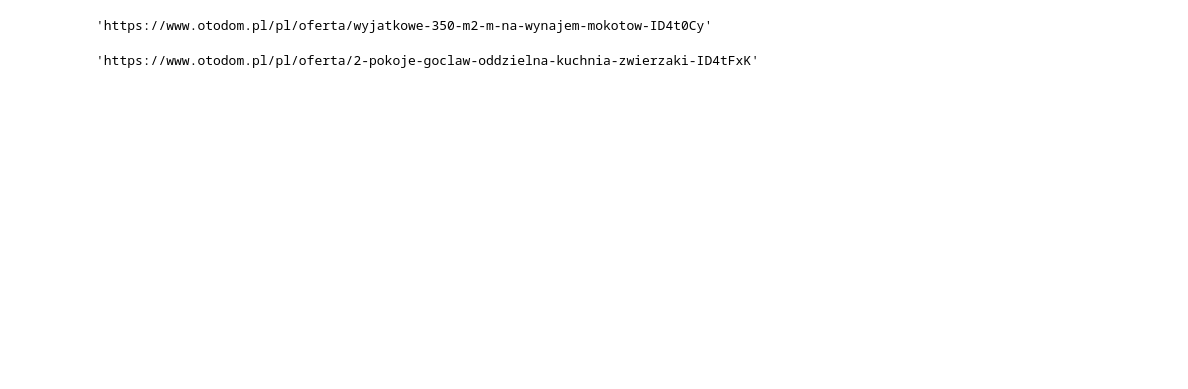
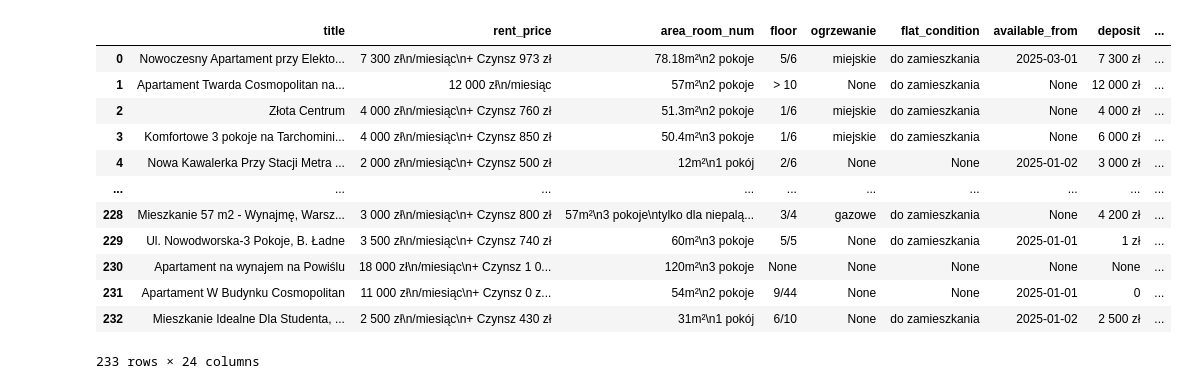
Before and after one commit to KacperSokolowski/MA, a Jupyter notebook: scraper fix 2.ipynb, the cells around one changed output. Saved outputs shown, nothing was run; the diff lists cells and outputs as text; code cells hidden in the pictures; blank space fills up the shorter version.

Commit message:
set up new data collection stage

```diff
--- a/scraper fix 2.ipynb
+++ b/scraper fix 2.ipynb
@@ -4,0 +1,4 @@ driver = initialize_otodom_scraper()
+# %%
+from scraper import *
+pd.set_option('display.max_columns', 50)
+pd.set_option('display.max_rows', 100)
@@ -8,4 +239,0 @@ a = get_announcements_links(driver,url)
-# %%
-a[18]
-# %% [output]
-'https://www.otodom.pl/pl/oferta/wyjatkowe-350-m2-m-na-wynajem-mokotow-ID4t0Cy'
@@ -14,4 +240,26 @@ df = scrape_otodom_announcements(driver, a)
-# %%
-a[17]
-# %% [output]
-'https://www.otodom.pl/pl/oferta/2-pokoje-goclaw-oddzielna-kuchnia-zwierzaki-ID4tFxK'
+# %%
+df = pd.read_csv('data_raw/available_ads_2025_01_02.csv')
+path = f'data_processed/main.csv'
+main = pd.read_csv(path)
+# %%
+driver = initialize_otodom_scraper(2)
+links = list(set(df.link)-set(main.link))
+
+scrape_otodom_announcements(
+    driver = driver,
+    announcements_links = links,
+    sleep_length = 2)
+# %% [output]
+|  | title | rent_price | area_room_num | floor | ogrzewanie | flat_condition | available_from | deposit | ... |
+| 0 | Nowoczesny Apartament przy Elekto... | 7 300 zł\n/miesiąc\n+ Czynsz 973 zł | 78.18m²\n2 pokoje | 5/6 | miejskie | do zamieszkania | 2025-03-01 | 7 300 zł | ... |
+| 1 | Apartament Twarda Cosmopolitan na... | 12 000 zł\n/miesiąc | 57m²\n2 pokoje | > 10 | None | do zamieszkania | None | 12 000 zł | ... |
+| 2 | Złota Centrum | 4 000 zł\n/miesiąc\n+ Czynsz 760 zł | 51.3m²\n2 pokoje | 1/6 | miejskie | do zamieszkania | None | 4 000 zł | ... |
+| 3 | Komfortowe 3 pokoje na Tarchomini... | 4 000 zł\n/miesiąc\n+ Czynsz 850 zł | 50.4m²\n3 pokoje | 1/6 | miejskie | do zamieszkania | None | 6 000 zł | ... |
+| 4 | Nowa Kawalerka Przy Stacji Metra ... | 2 000 zł\n/miesiąc\n+ Czynsz 500 zł | 12m²\n1 pokój | 2/6 | None | None | 2025-01-02 | 3 000 zł | ... |
+| ... | ... | ... | ... | ... | ... | ... | ... | ... | ... |
+| 228 | Mieszkanie 57 m2 - Wynajmę, Warsz... | 3 000 zł\n/miesiąc\n+ Czynsz 800 zł | 57m²\n3 pokoje\ntylko dla niepalą... | 3/4 | gazowe | do zamieszkania | None | 4 200 zł | ... |
+| 229 | Ul. Nowodworska-3 Pokoje, B. Ładne | 3 500 zł\n/miesiąc\n+ Czynsz 740 zł | 60m²\n3 pokoje | 5/5 | None | do zamieszkania | 2025-01-01 | 1 zł | ... |
+| 230 | Apartament na wynajem na Powiślu | 18 000 zł\n/miesiąc\n+ Czynsz 1 0... | 120m²\n3 pokoje | None | None | None | None | None | ... |
+| 231 | Apartament W Budynku Cosmopolitan | 11 000 zł\n/miesiąc\n+ Czynsz 0 z... | 54m²\n2 pokoje | 9/44 | None | None | 2025-01-01 | 0 | ... |
+| 232 | Mieszkanie Idealne Dla Studenta, ... | 2 500 zł\n/miesiąc\n+ Czynsz 430 zł | 31m²\n1 pokój | 6/10 | None | do zamieszkania | 2025-01-02 | 2 500 zł | ... |
+233 rows × 24 columns
```
Also changed, not shown: parts of 26 cells of this notebook, 18 other files.
